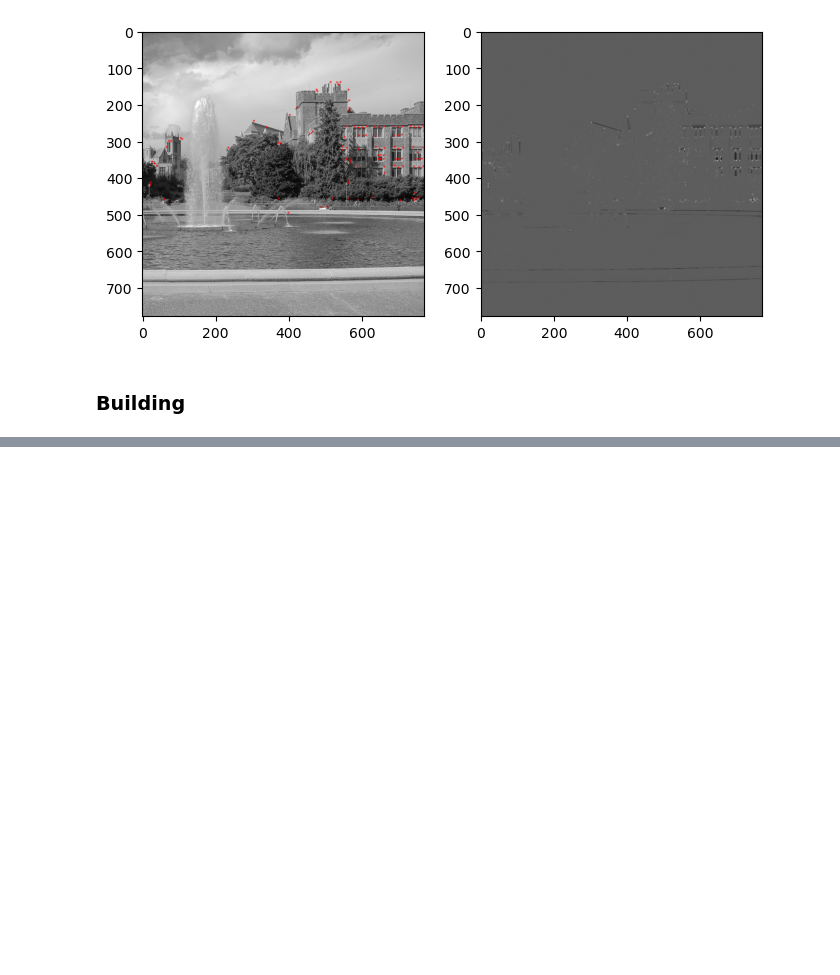
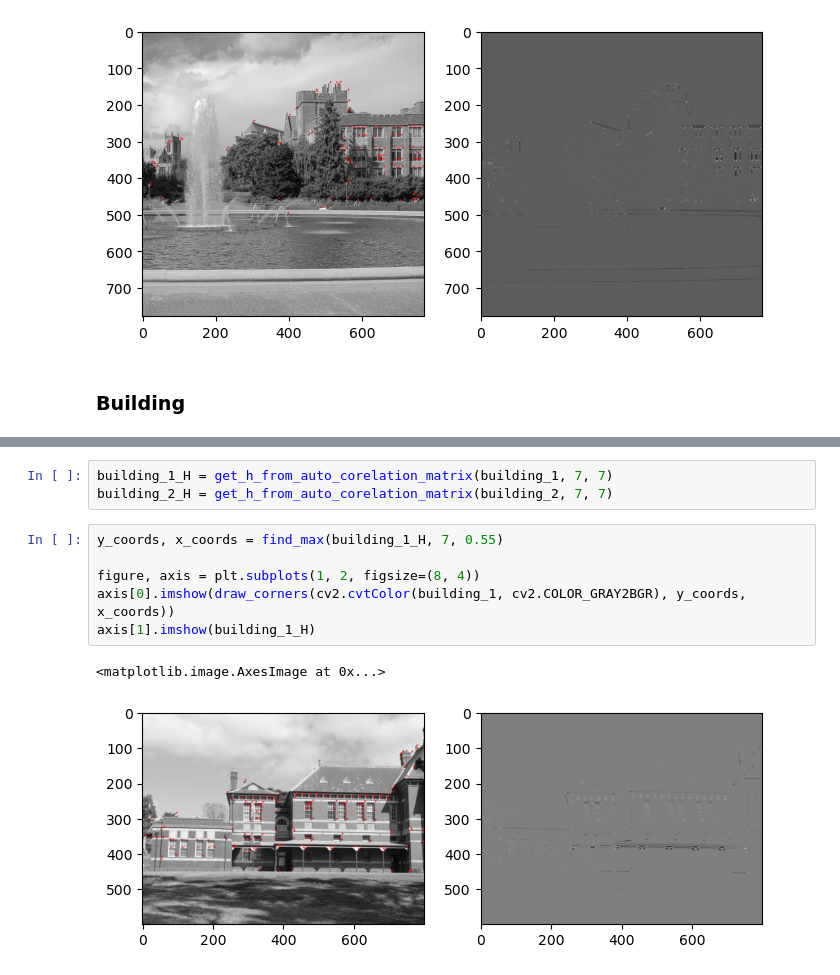
Before and after one commit to MrWlobo/Zaawansowane_Algorytmy_Wizyjne, a Jupyter notebook: Lab06/ZAW_Lab06.ipynb, the cells around one changed output, grey strips where cells are left out. Cells and saved outputs as stored; diff of their text form; blank space fills up the shorter version.

```diff
--- a/Lab06/ZAW_Lab06.ipynb
+++ b/Lab06/ZAW_Lab06.ipynb
@@ -108,0 +126,12 @@ axis[1].imshow(fountain_2_H)
+# %%
+building_1_H = get_h_from_auto_corelation_matrix(building_1, 7, 7)
+building_2_H = get_h_from_auto_corelation_matrix(building_2, 7, 7)
+# %%
+y_coords, x_coords = find_max(building_1_H, 7, 0.55)
+
+figure, axis = plt.subplots(1, 2, figsize=(8, 4))
+axis[0].imshow(draw_corners(cv2.cvtColor(building_1, cv2.COLOR_GRAY2BGR), y_coords, x_coords))
+axis[1].imshow(building_1_H)
+# %% [output]
+<matplotlib.image.AxesImage at 0x...>
+[figure, added]
```
Also changed, not shown: parts of 5 cells of this notebook.
